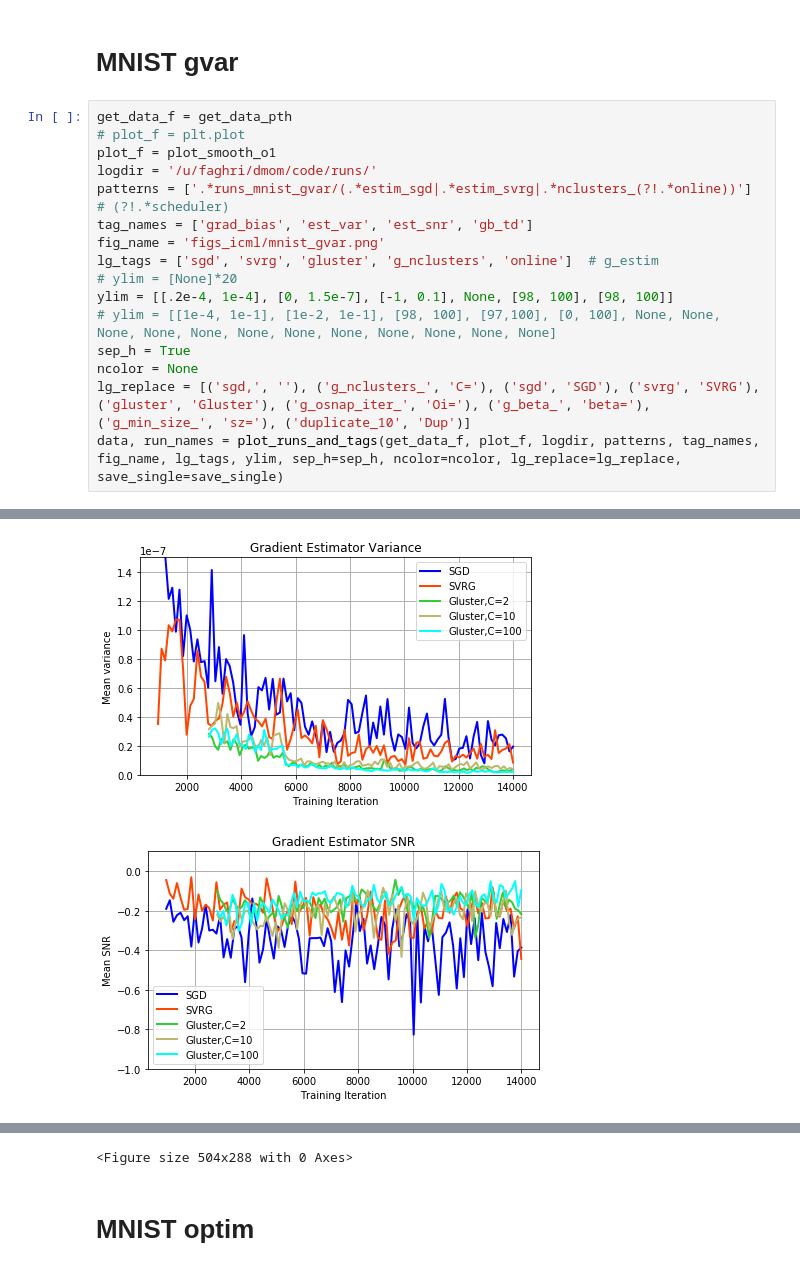
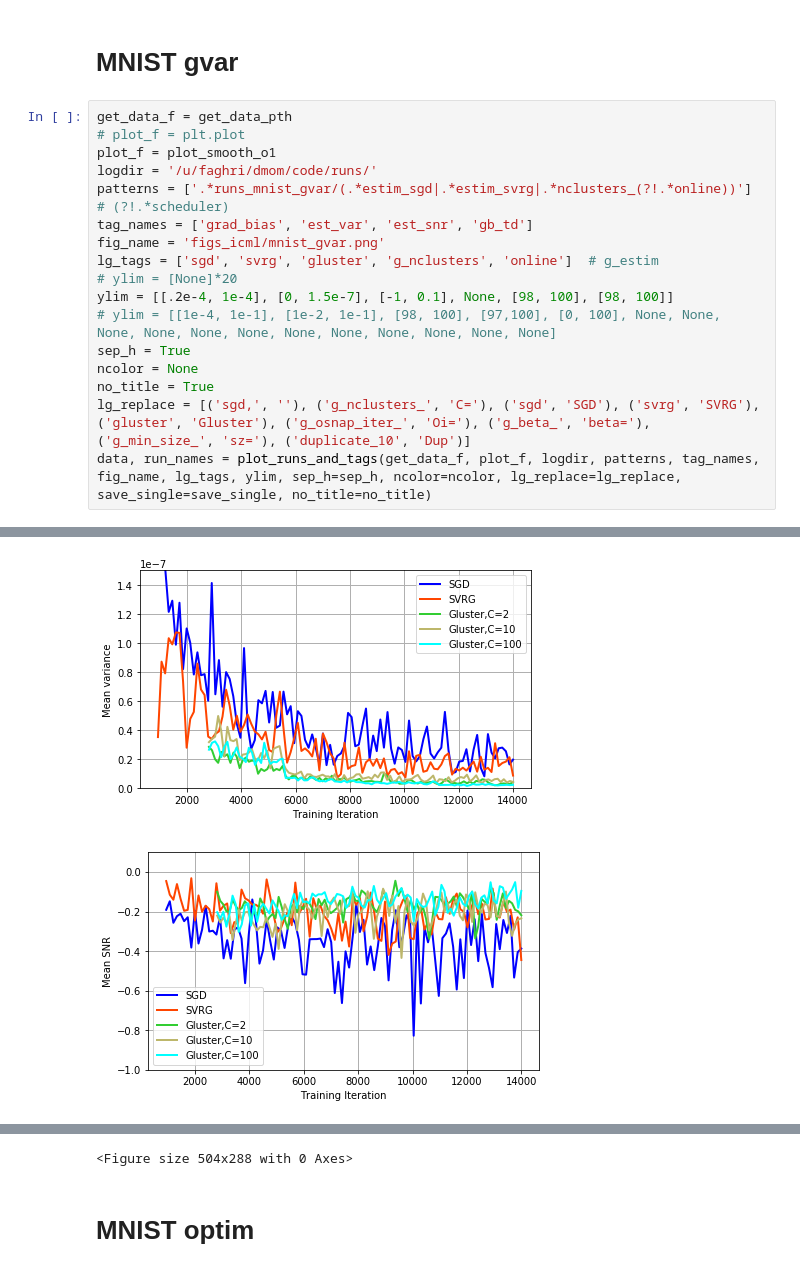
Before and after one commit to fartashf/gvar_code, a Jupyter notebook: notebooks/figures_icml.ipynb, the cells around one changed output, grey strips where cells are left out. Drawn from its saved outputs; the diff is of its cells as text.

```diff
--- a/notebooks/figures_icml.ipynb
+++ b/notebooks/figures_icml.ipynb
@@ -38,6 +38,7 @@ ylim = [[.2e-4, 1e-4], [0, 1.5e-7], [-1, 0.1], None, [98, 100], [98, 100]]
 # ylim = [[1e-4, 1e-1], [1e-2, 1e-1], [98, 100], [97,100], [0, 100], None, None, None, None, None, None, None, None, None, None, None, None]
 sep_h = True
 ncolor = None
+no_title = True
 lg_replace = [('sgd,', ''), ('g_nclusters_', 'C='), ('sgd', 'SGD'), ('svrg', 'SVRG'), ('gluster', 'Gluster'), ('g_osnap_iter_', 'Oi='), ('g_beta_', 'beta='), ('g_min_size_', 'sz='), ('duplicate_10', 'Dup')]
-data, run_names = plot_runs_and_tags(get_data_f, plot_f, logdir, patterns, tag_names, fig_name, lg_tags, ylim, sep_h=sep_h, ncolor=ncolor, lg_replace=lg_replace, save_single=save_single)
+data, run_names = plot_runs_and_tags(get_data_f, plot_f, logdir, patterns, tag_names, fig_name, lg_tags, ylim, sep_h=sep_h, ncolor=ncolor, lg_replace=lg_replace, save_single=save_single, no_title=no_title)
 # %% [output]
@@ -45,2 +46,2 @@ data, run_names = plot_runs_and_tags(get_data_f, plot_f, logdir, patterns, tag_n
-[figure, old version]
+[figure, new version]
-[figure, old version]
+[figure, new version]
```
Also changed, not shown: parts of 2 cells of this notebook, 22 other files.
